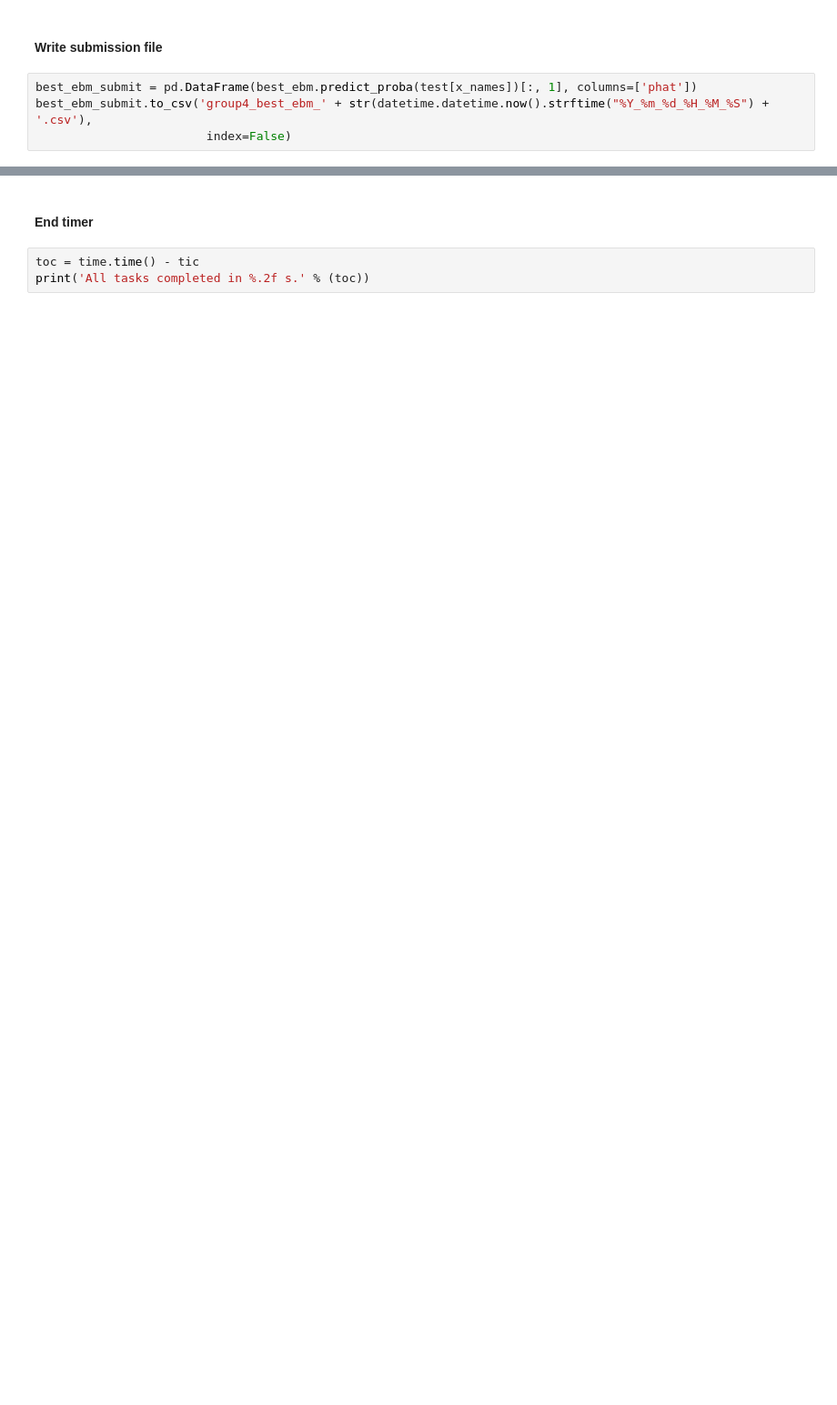
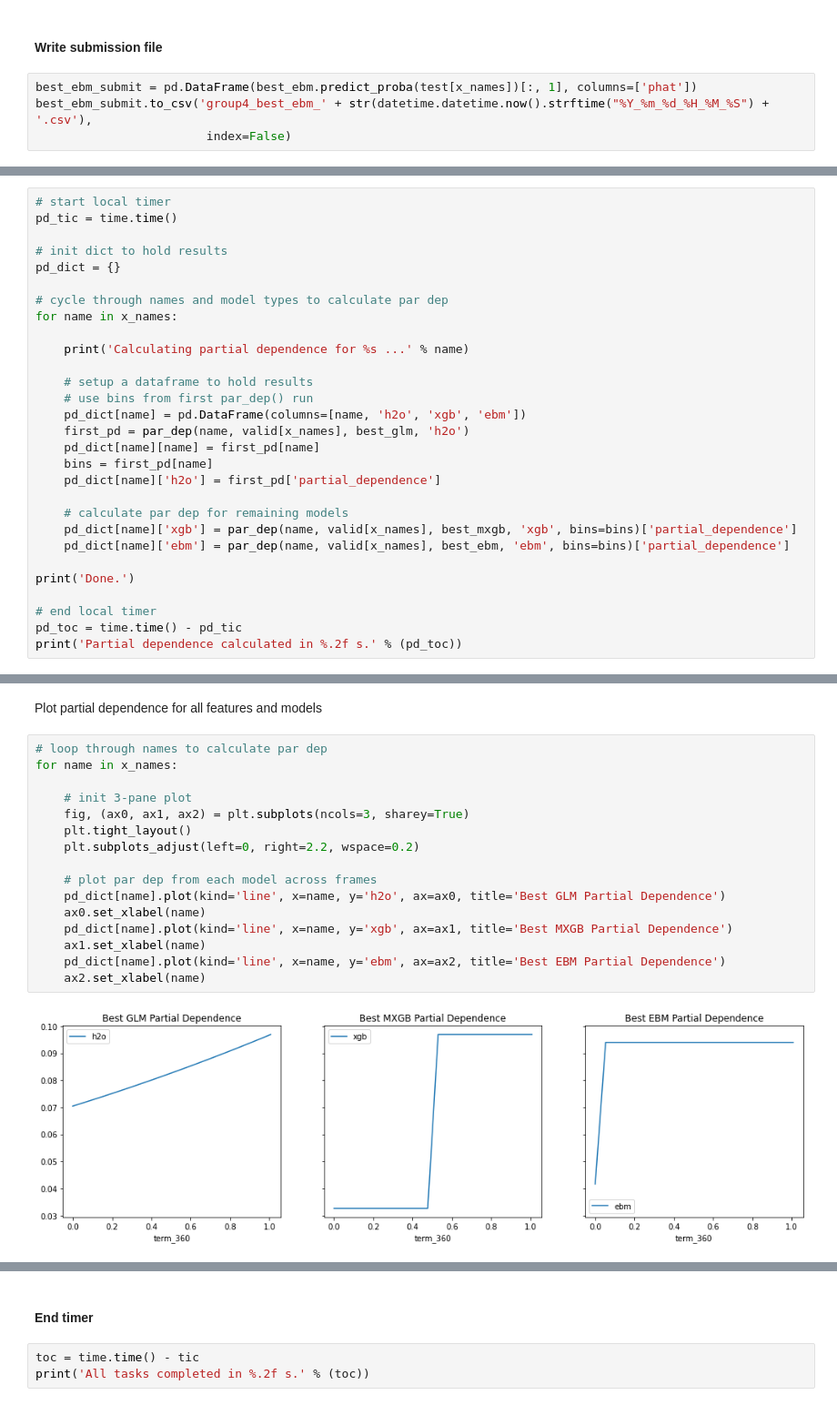
Before and after one commit to cbetterley/gw-rml-group4, a Jupyter notebook: assignment-1_group-4.ipynb, the cells around one changed output, grey strips where cells are left out. Shown at 91% size. Cells and saved outputs as stored; diff of their text form; blank space fills up the shorter version.

```diff
--- a/assignment-1_group-4.ipynb
+++ b/assignment-1_group-4.ipynb
@@ -453,0 +774,29 @@ best_ebm_submit.to_csv('group4_best_ebm_' + str(datetime.datetime.now().strftime
+# %%
+# start local timer
+pd_tic = time.time()
+
+# init dict to hold results
+pd_dict = {}
+
+# cycle through names and model types to calculate par dep
+for name in x_names:
+
+    print('Calculating partial dependence for %s ...' % name)
+
+    # setup a dataframe to hold results
+    # use bins from first par_dep() run
+    pd_dict[name] = pd.DataFrame(columns=[name, 'h2o', 'xgb', 'ebm'])
+    first_pd = par_dep(name, valid[x_names], best_glm, 'h2o')
+    pd_dict[name][name] = first_pd[name]
+    bins = first_pd[name]
+    pd_dict[name]['h2o'] = first_pd['partial_dependence']
+
+    # calculate par dep for remaining models
+    pd_dict[name]['xgb'] = par_dep(name, valid[x_names], best_mxgb, 'xgb', bins=bins)['partial_dependence']
+    pd_dict[name]['ebm'] = par_dep(name, valid[x_names], best_ebm, 'ebm', bins=bins)['partial_dependence']
+
+print('Done.')
+
+# end local timer
+pd_toc = time.time() - pd_tic
+print('Partial dependence calculated in %.2f s.' % (pd_toc))
@@ -453,0 +816,20 @@ best_ebm_submit.to_csv('group4_best_ebm_' + str(datetime.datetime.now().strftime
+# %% [markdown]
+Plot partial dependence for all features and models
+# %%
+# loop through names to calculate par dep
+for name in x_names:
+
+    # init 3-pane plot
+    fig, (ax0, ax1, ax2) = plt.subplots(ncols=3, sharey=True)
+    plt.tight_layout()
+    plt.subplots_adjust(left=0, right=2.2, wspace=0.2)
+
+    # plot par dep from each model across frames
+    pd_dict[name].plot(kind='line', x=name, y='h2o', ax=ax0, title='Best GLM Partial Dependence')
+    ax0.set_xlabel(name)
+    pd_dict[name].plot(kind='line', x=name, y='xgb', ax=ax1, title='Best MXGB Partial Dependence')
+    ax1.set_xlabel(name)
+    pd_dict[name].plot(kind='line', x=name, y='ebm', ax=ax2, title='Best EBM Partial Dependence')
+    ax2.set_xlabel(name)
+# %% [output]
+[figure, added]
```
Also changed, not shown: parts of 47 cells of this notebook.
